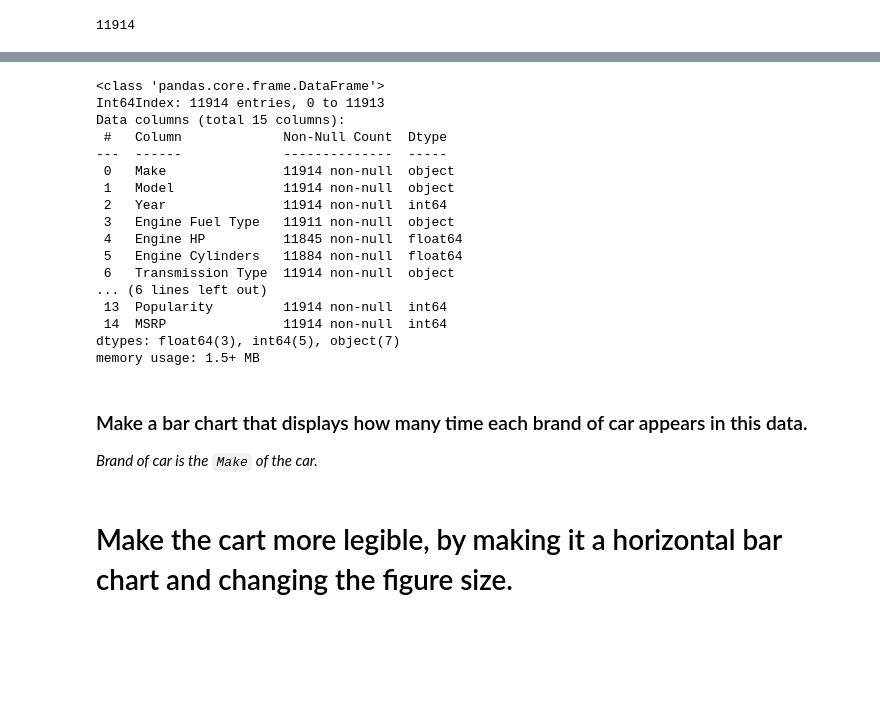
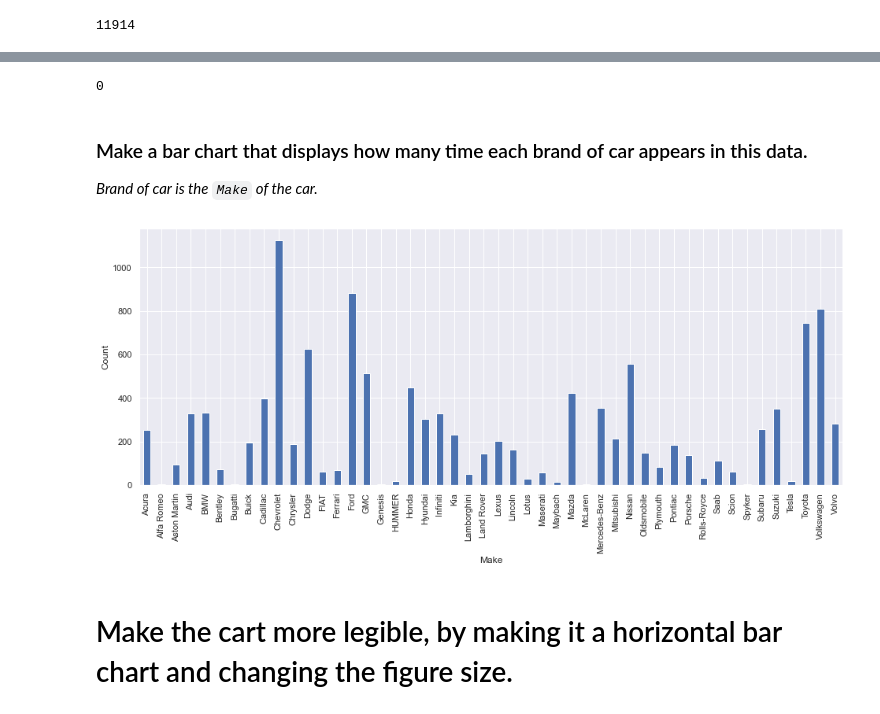
Before and after one commit to starx51/2020-fall-data-science, a Jupyter notebook: Week2-EDA/Exercise-EDA.ipynb, the cells around one changed output, grey strips where cells are left out. Cells and saved outputs as stored; diff of their text form; code cells hidden in the pictures; blank space fills up the shorter version.

```diff
--- a/Week2-EDA/Exercise-EDA.ipynb
+++ b/Week2-EDA/Exercise-EDA.ipynb
@@ -126,30 +129,21 @@ df.dropna(axis = 1)
 # %%
 # * Do a sanity check and pring how long our dataframe is now that we have removed our null values.
 
-df.info()
+df.duplicated().sum()
 # %% [output]
-<class 'pandas.core.frame.DataFrame'>
-Int64Index: 11914 entries, 0 to 11913
-Data columns (total 15 columns):
- #   Column             Non-Null Count  Dtype
----  ------             --------------  -----
- 0   Make               11914 non-null  object
- 1   Model              11914 non-null  object
- 2   Year               11914 non-null  int64
- 3   Engine Fuel Type   11911 non-null  object
- 4   Engine HP          11845 non-null  float64
- 5   Engine Cylinders   11884 non-null  float64
- 6   Transmission Type  11914 non-null  object
-... (6 lines left out)
- 13  Popularity         11914 non-null  int64
- 14  MSRP               11914 non-null  int64
-dtypes: float64(3), int64(5), object(7)
-memory usage: 1.5+ MB
+0
 # %% [markdown]
 ### Make a bar chart that displays how many time each brand of car appears in this data.
 _Brand of car is the `Make` of the car._
 # %%
 # Make a bar chart that displays how many times each brand of car appears in this data.
+
+plt.figure(figsize=(16,6))
+plt.ylabel('Count')
+df.groupby('Make')['Year'].count().plot(kind='bar')
+plt.show()
+# %% [output]
+[figure, added]
 # %% [markdown]
 # Make the cart more legible, by making it a horizontal bar chart and changing the figure size.
 # %%
```
Also changed, not shown: parts of 20 cells of this notebook, 1 other file.
